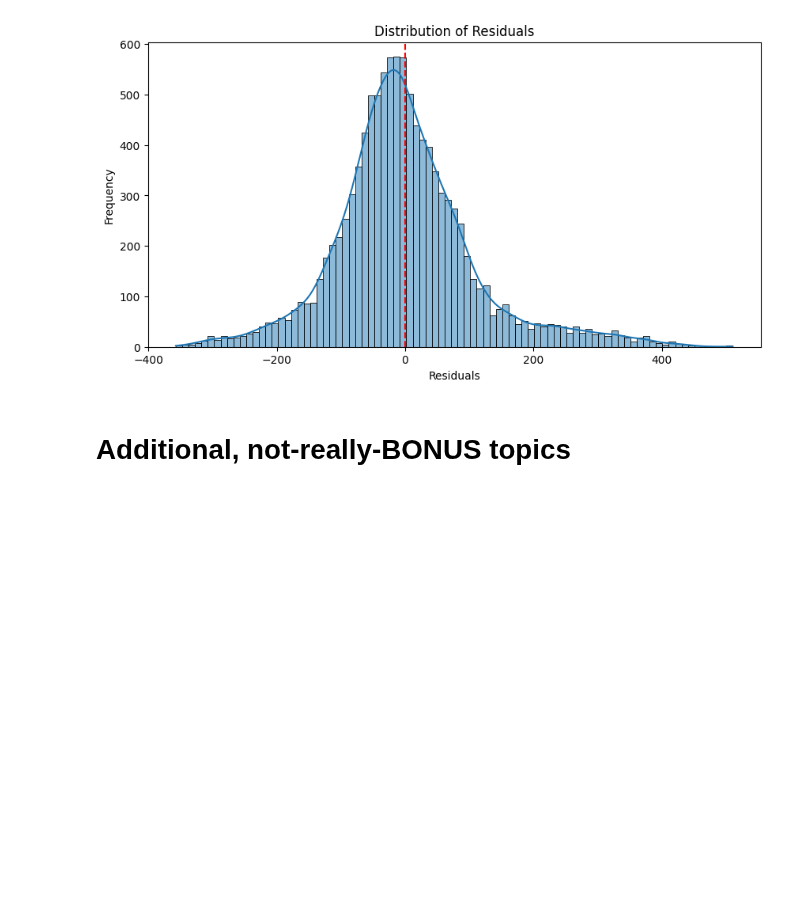
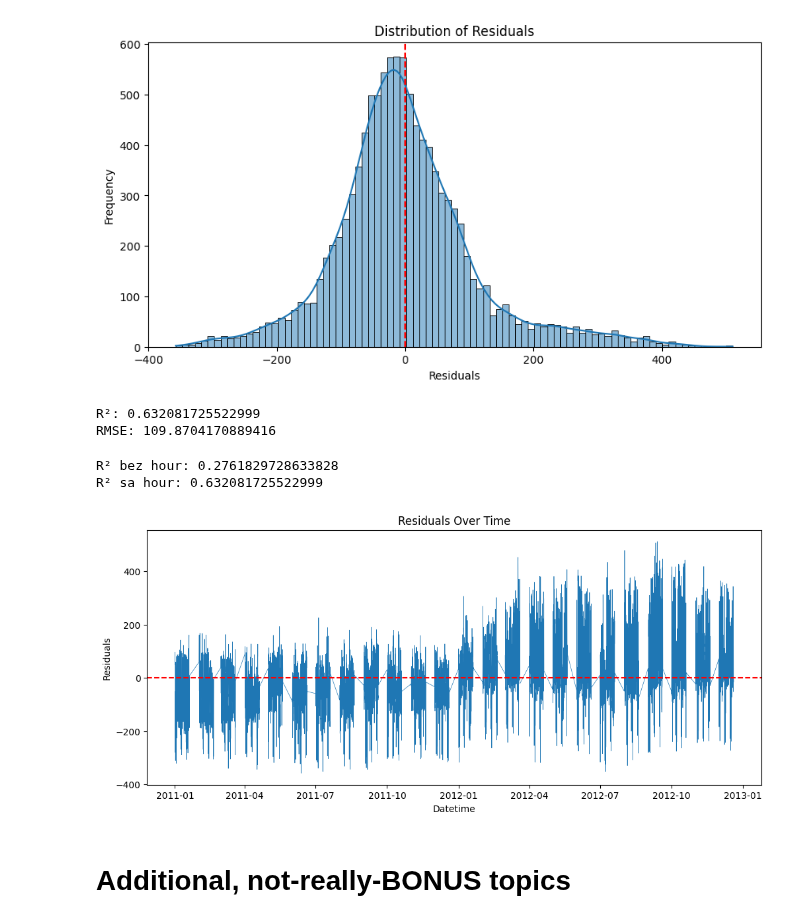
Before and after one commit to Ch3ddarr/DSB-Unit-03, a Jupyter notebook: 02 - Linear Regression I/03-multiple-linear-regression.ipynb, the cells around one changed output. Cells and saved outputs as stored; diff of their text form; code cells hidden in the pictures; blank space fills up the shorter version.

```diff
--- a/02 - Linear Regression I/03-multiple-linear-regression.ipynb
+++ b/02 - Linear Regression I/03-multiple-linear-regression.ipynb
@@ -521,6 +521,48 @@ ax.set(
 plt.show()
 # %% [output]
 [figure]
+# %%
+print("R²:", metrics.r2_score(y, y_preds))
+print("RMSE:", np.sqrt(metrics.mean_squared_error(y, y_preds)))
+# %% [output]
+R²: 0.632081725522999
+RMSE: 109.8704170889416
+# %%
+# Model bez sati
+X_no_hour = X.drop(
+    columns=X.filter(regex=r'^hour_').columns
+)
+
+model_no_hour = LinearRegression()
+model_no_hour.fit(X_no_hour, y)
+
+print("R² bez hour:", model_no_hour.score(X_no_hour, y))
+print("R² sa hour:", model.score(X, y))
+# %% [output]
+R² bez hour: 0.2761829728633828
+R² sa hour: 0.632081725522999
+# %%
+residuals_full = y - model.predict(X)
+
+fig, ax = plt.subplots(figsize=(12, 5))
+
+ax.plot(
+    bike['datetime'],
+    residuals_full,
+    lw=0.5
+)
+
+ax.axhline(0, color='red', linestyle='--')
+
+ax.set(
+    title='Residuals Over Time',
+    xlabel='Datetime',
+    ylabel='Residuals'
+)
+
+plt.show()
+# %% [output]
+[figure, added]
 # %% [markdown]
 # Additional, not-really-BONUS topics
 # %% [markdown]
```
